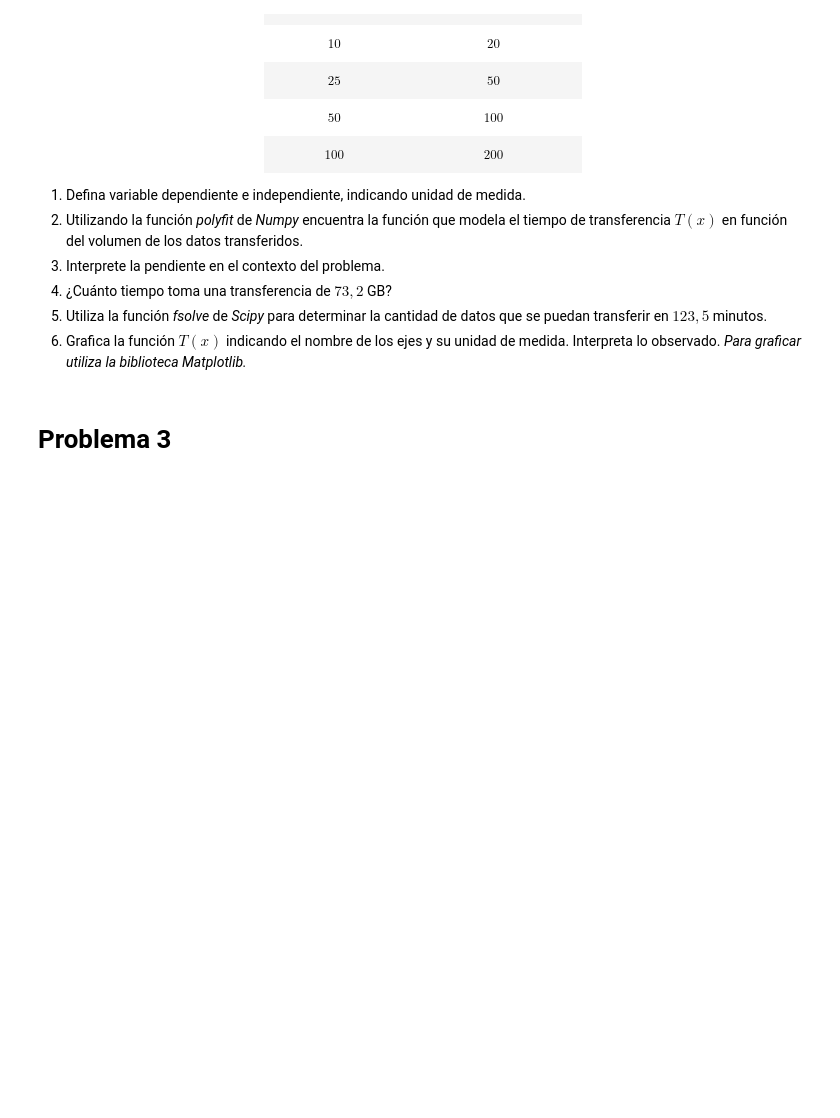
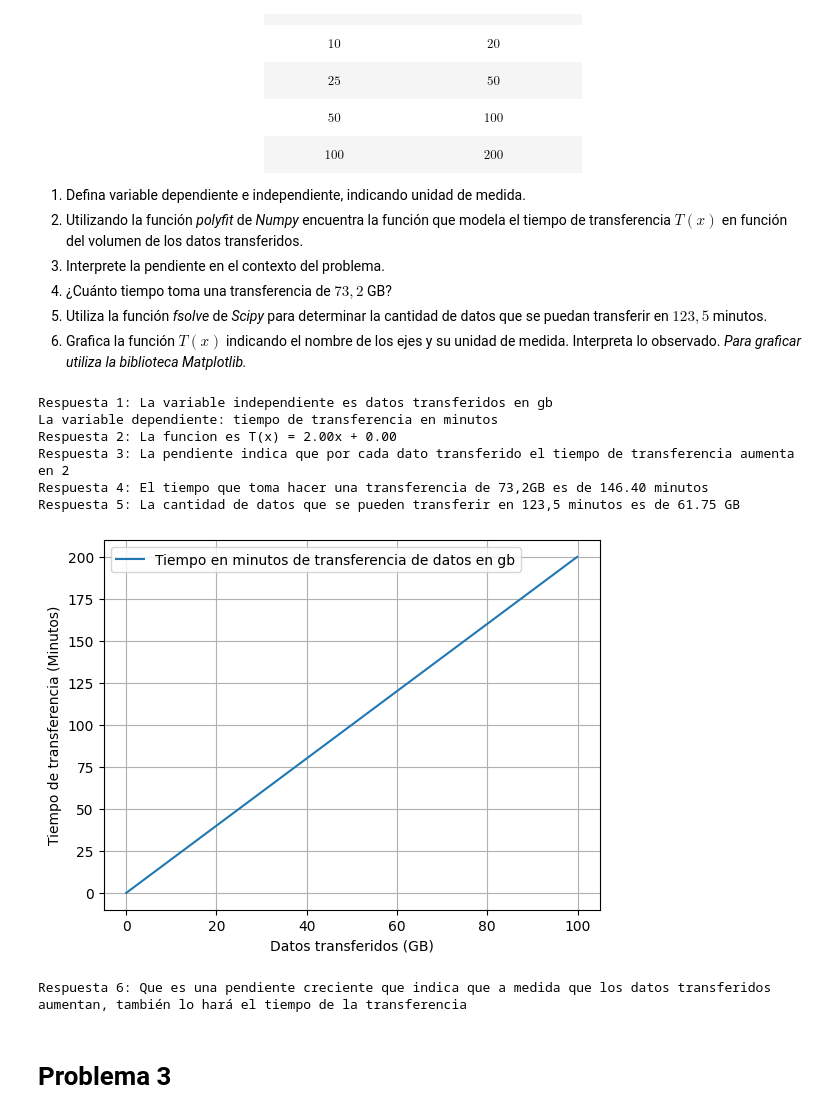
Before and after one commit to SolidusStrange/Matematica-Aplicada, a Jupyter notebook: G2_Función_Lineal.ipynb, the cells around one changed output. Saved outputs shown, nothing was run; the diff lists cells and outputs as text; code cells hidden in the pictures; blank space fills up the shorter version.

```diff
--- a/G2_Función_Lineal.ipynb
+++ b/G2_Función_Lineal.ipynb
@@ -42,6 +85,65 @@ Un equipo de TI está monitoreando el tráfico de datos en la red de la empresa.
 4. ¿Cuánto tiempo toma una transferencia de $73,2$ GB?
 5. Utiliza la función *fsolve* de *Scipy* para determinar la cantidad de datos que se puedan transferir en $123,5$ minutos.
 6. Grafica la función $T(x)$ indicando el nombre de los ejes y su unidad de medida. Interpreta lo observado. *Para graficar utiliza la biblioteca Matplotlib.*
+# %%
+# Respuesta 1
+print("Respuesta 1: La variable independiente es datos transferidos en gb\nLa variable dependiente: tiempo de transferencia en minutos ")
+
+# Respuesta 2
+import numpy as np
+from scipy.optimize import fsolve
+
+# Datos
+x = np.array([5, 10, 25, 50, 100])  # datos transferidos
+y = np.array([10, 20, 50, 100, 200]) # tiempo de transferencia
+
+# Ajuste lineal con polyfit
+a, b = np.polyfit(x , y, 1)
+print(f"Respuesta 2: La funcion es T(x) = {a:.2f}x + {b:.2f}")
+
+# Respuesta 3
+print("Respuesta 3: La pendiente indica que por cada dato transferido el tiempo de transferencia aumenta en 2")
+
+# Respuesta 4
+def T(x):
+    return 2 * x + 0
+
+print(f"Respuesta 4: El tiempo que toma hacer una transferencia de 73,2GB es de {T(73.2):.2f} minutos")
+
+# Respuesta 5
+def ecuacion(x): # Definimos la ecuacion
+    return 2 * x - 123.5 # Queremos que T(x) = 123.5
+
+# Valor inicial para que fsolve arranque
+x0 = np.linspace(100, 200, 1)
+
+# Resolver
+solucion = fsolve(ecuacion, x0)
+print(f"Respuesta 5: La cantidad de datos que se pueden transferir en 123,5 minutos es de {solucion[0]:.2f} GB")
+
+# Respuesta 6
+import matplotlib.pyplot as plt
+
+def T(x):
+  return 2*x + 0
+
+x = np.arange(0, 100, 0.1)
+plt.plot(x, T(x), label = "Tiempo en minutos de transferencia de datos en gb")
+plt.grid(True)
+plt.xlabel("Datos transferidos (GB)")
+plt.ylabel("Tiempo de transferencia (Minutos)")
+plt.legend()
+plt.show()
+print("Respuesta 6: Que es una pendiente creciente que indica que a medida que los datos transferidos aumentan, también lo hará el tiempo de la transferencia")
+# %% [output]
+Respuesta 1: La variable independiente es datos transferidos en gb
+La variable dependiente: tiempo de transferencia en minutos
+Respuesta 2: La funcion es T(x) = 2.00x + 0.00
+Respuesta 3: La pendiente indica que por cada dato transferido el tiempo de transferencia aumenta en 2
+Respuesta 4: El tiempo que toma hacer una transferencia de 73,2GB es de 146.40 minutos
+Respuesta 5: La cantidad de datos que se pueden transferir en 123,5 minutos es de 61.75 GB
+[figure, added]
+Respuesta 6: Que es una pendiente creciente que indica que a medida que los datos transferidos aumentan, también lo hará el tiempo de la transferencia
 # %% [markdown]
 # Problema 3
 # %% [markdown]
```
Also changed, not shown: parts of 3 cells of this notebook.
